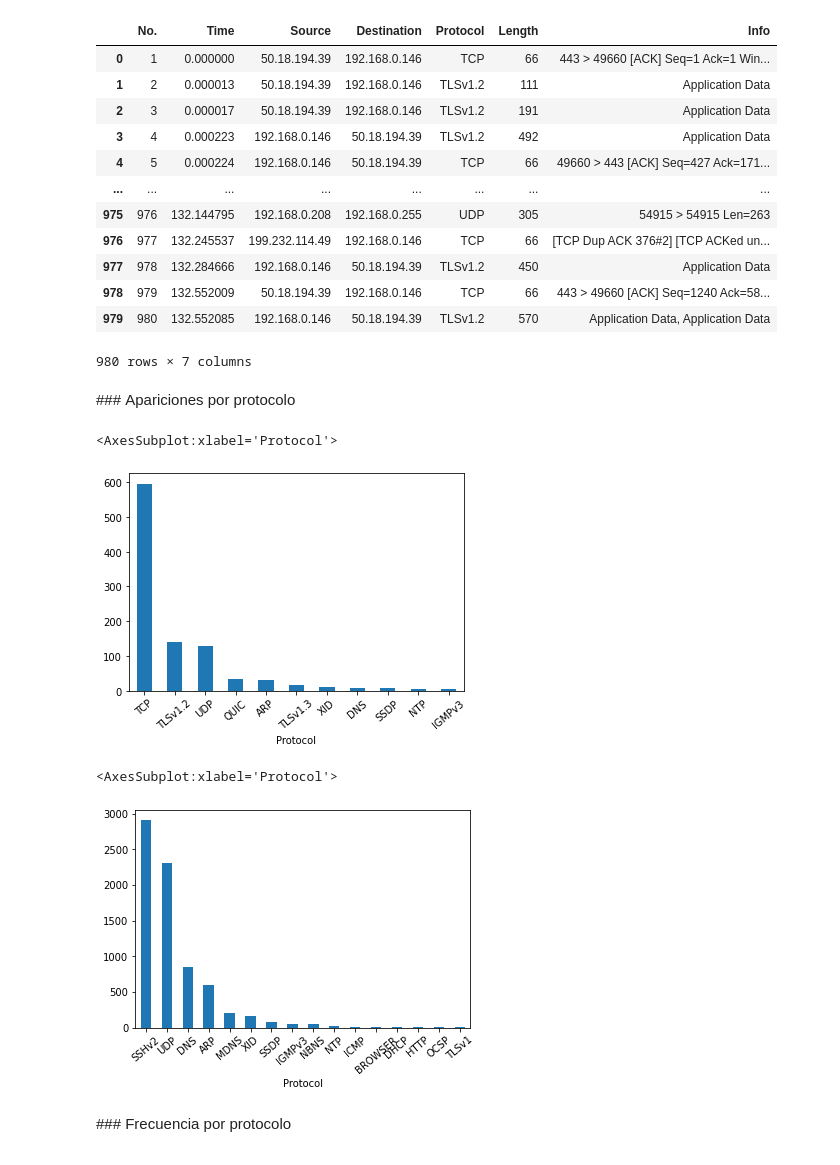
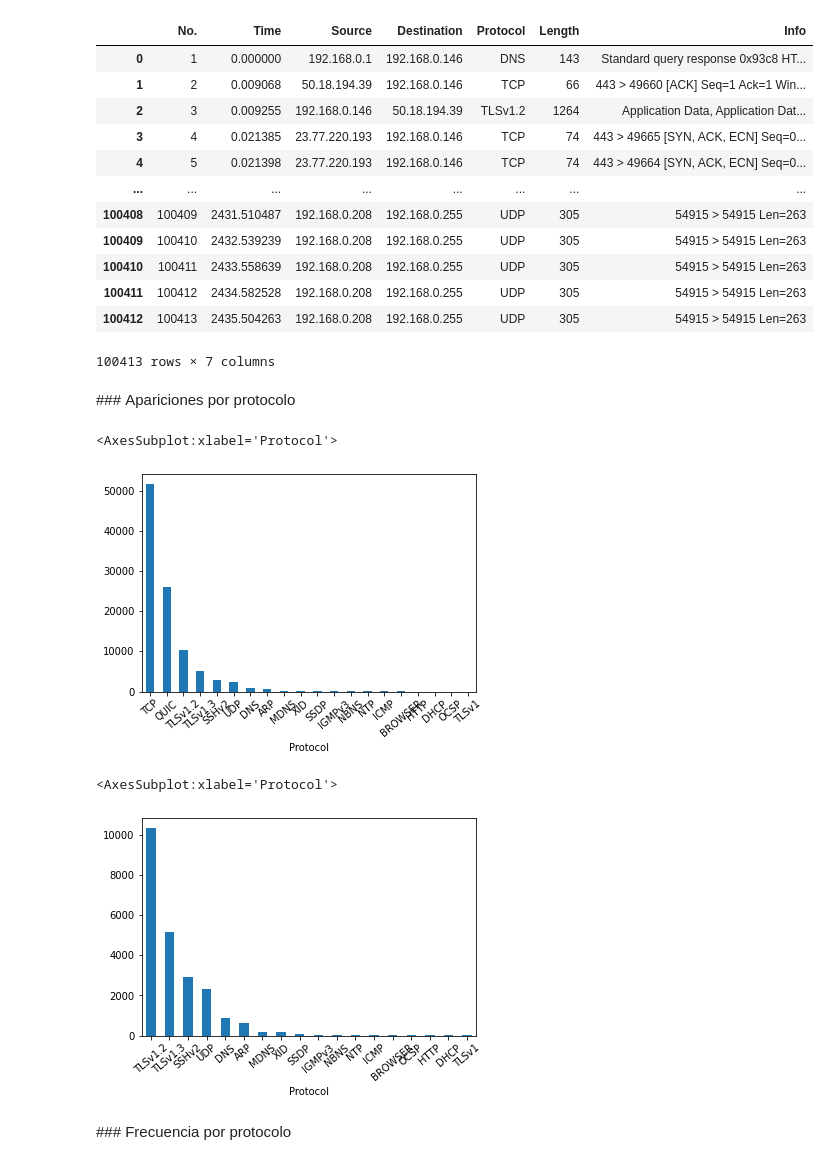
Before and after one commit to cap-diego/tdc-tp1, a Jupyter notebook: tp1.ipynb, the cells around one changed output. Cells and saved outputs as stored; diff of their text form; code cells hidden in the pictures.

```diff
--- a/tp1.ipynb
+++ b/tp1.ipynb
@@ -3,36 +4,41 @@ import pandas as pd
 # %%
-df = pd.read_csv("output/ws_2.csv")
+dataset = "ws_1.pcapng"
+df = pd.read_csv("input/ws_1.csv")
+df_freq = pd.read_csv("results/frequency.csv")
+df_info = pd.read_csv("results/information.csv")
+df_entropy = pd.read_csv("results/entropy.csv")
 # %%
 df
 # %% [output]
 |  | No. | Time | Source | Destination | Protocol | Length | Info |
-| 0 | 1 | 0.000000 | 50.18.194.39 | 192.168.0.146 | TCP | 66 | 443 > 49660 [ACK] Seq=1 Ack=1 Win... |
-| 1 | 2 | 0.000013 | 50.18.194.39 | 192.168.0.146 | TLSv1.2 | 111 | Application Data |
-| 2 | 3 | 0.000017 | 50.18.194.39 | 192.168.0.146 | TLSv1.2 | 191 | Application Data |
-| 3 | 4 | 0.000223 | 192.168.0.146 | 50.18.194.39 | TLSv1.2 | 492 | Application Data |
-| 4 | 5 | 0.000224 | 192.168.0.146 | 50.18.194.39 | TCP | 66 | 49660 > 443 [ACK] Seq=427 Ack=171... |
+| 0 | 1 | 0.000000 | 192.168.0.1 | 192.168.0.146 | DNS | 143 | Standard query response 0x93c8 HT... |
+| 1 | 2 | 0.009068 | 50.18.194.39 | 192.168.0.146 | TCP | 66 | 443 > 49660 [ACK] Seq=1 Ack=1 Win... |
+| 2 | 3 | 0.009255 | 192.168.0.146 | 50.18.194.39 | TLSv1.2 | 1264 | Application Data, Application Dat... |
+| 3 | 4 | 0.021385 | 23.77.220.193 | 192.168.0.146 | TCP | 74 | 443 > 49665 [SYN, ACK, ECN] Seq=0... |
+| 4 | 5 | 0.021398 | 23.77.220.193 | 192.168.0.146 | TCP | 74 | 443 > 49664 [SYN, ACK, ECN] Seq=0... |
 | ... | ... | ... | ... | ... | ... | ... | ... |
-| 975 | 976 | 132.144795 | 192.168.0.208 | 192.168.0.255 | UDP | 305 | 54915 > 54915 Len=263 |
-| 976 | 977 | 132.245537 | 199.232.114.49 | 192.168.0.146 | TCP | 66 | [TCP Dup ACK 376#2] [TCP ACKed un... |
-| 977 | 978 | 132.284666 | 192.168.0.146 | 50.18.194.39 | TLSv1.2 | 450 | Application Data |
-| 978 | 979 | 132.552009 | 50.18.194.39 | 192.168.0.146 | TCP | 66 | 443 > 49660 [ACK] Seq=1240 Ack=58... |
-| 979 | 980 | 132.552085 | 192.168.0.146 | 50.18.194.39 | TLSv1.2 | 570 | Application Data, Application Data |
+| 100408 | 100409 | 2431.510487 | 192.168.0.208 | 192.168.0.255 | UDP | 305 | 54915 > 54915 Len=263 |
+| 100409 | 100410 | 2432.539239 | 192.168.0.208 | 192.168.0.255 | UDP | 305 | 54915 > 54915 Len=263 |
+| 100410 | 100411 | 2433.558639 | 192.168.0.208 | 192.168.0.255 | UDP | 305 | 54915 > 54915 Len=263 |
+| 100411 | 100412 | 2434.582528 | 192.168.0.208 | 192.168.0.255 | UDP | 305 | 54915 > 54915 Len=263 |
+| 100412 | 100413 | 2435.504263 | 192.168.0.208 | 192.168.0.255 | UDP | 305 | 54915 > 54915 Len=263 |
-980 rows × 7 columns
+100413 rows × 7 columns
 # %% [markdown]
 ### Apariciones por protocolo
 # %%
 df.value_counts(df.Protocol).plot.bar(rot=40)
 # %% [output]
 <AxesSubplot:xlabel='Protocol'>
-[figure, old version]
+[figure, new version]
 # %%
 # Remove TCP & QUIC values
+df2=df
 df2 = df2[df2["Protocol"] != "TCP"]
 df2 = df2[df2["Protocol"] != "QUIC"]
 df2.value_counts(df.Protocol).plot.bar(rot=40)
 # %% [output]
 <AxesSubplot:xlabel='Protocol'>
-[figure, old version]
+[figure, new version]
 # %% [markdown]
 ### Frecuencia por protocolo
 # %%
```
Also changed, not shown: parts of 5 cells of this notebook, 2 other files.
